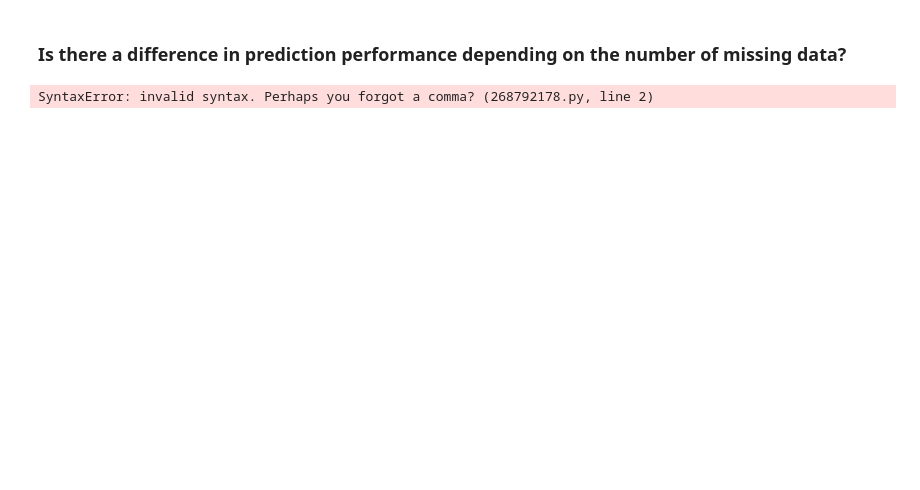
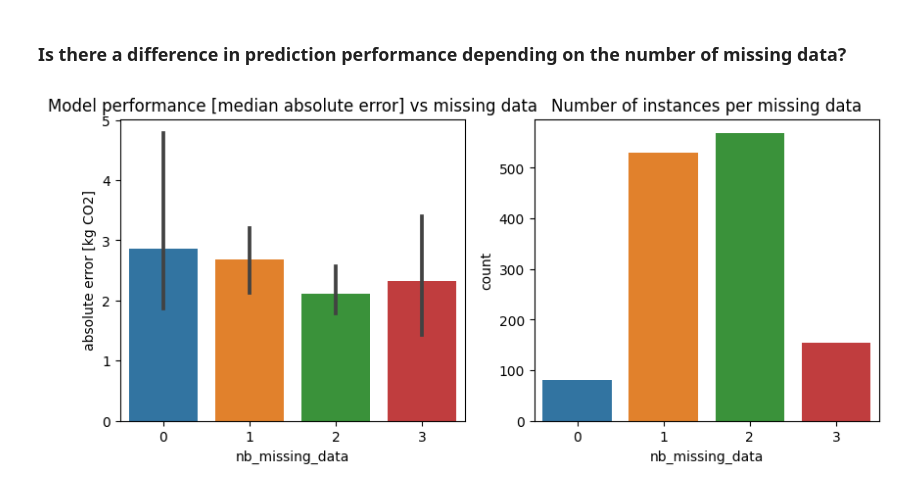
Before and after one commit to max-lutz/technical_case_fairly_made, a Jupyter notebook: notebooks/train_model_climate_change.ipynb, the cells around one changed output. Cells and saved outputs as stored; diff of their text form; code cells hidden in the pictures; blank space fills up the shorter version.

```diff
--- a/notebooks/train_model_climate_change.ipynb
+++ b/notebooks/train_model_climate_change.ipynb
@@ -281,7 +285,7 @@ plt.show()
 # %%
 X_val = val.drop(columns=drop_columns)
 predictions['product_type'] = X_val['product_type'].values
-predictions['percentage_error'] = np.abs(predictions['XGBRegressor'] - predictions['label'])/predictions['label']
+predictions['percentage_error'] = np.abs(predictions['DecisionTree Regressor'] - predictions['label'])/predictions['label']
 # %%
 df = predictions.copy()
 most_frequent_type = predictions['product_type'].value_counts()[0:10].index
@@ -305,16 +309,16 @@ plt.show()
 ### Is there a difference in prediction performance depending on the number of missing data?
 # %%
 X_val = val.drop(columns=drop_columns)
-predictions['nb_missing_data'predictions['percentage_error'] = np.abs(predictions['XGBRegressor'] - predictions['label'])/predictions['label']] = X_val.isnull().sum(axis=1).values
-predictions['MAE'] = np.abs(predictions['XGBRegressor'] - predictions['label'])
-predictions['percentage_error'] = 100*predictions['MAE']/predictions['label']
+predictions['nb_missing_data'] = X_val.isnull().sum(axis=1).values
+predictions['absolute error [kg CO2]'] = np.abs(predictions['DecisionTree Regressor'] - predictions['label'])
+predictions['percentage_error'] = 100*predictions['absolute error [kg CO2]']/predictions['label']
-# %% [output]
-SyntaxError: invalid syntax. Perhaps you forgot a comma? (268792178.py, line 2)
 # %%
 fig, ax = plt.subplots(1,2, figsize=(10,4))
-sns.barplot(data=predictions, x="nb_missing_data", y="MAE", estimator=np.median, errorbar='ci', ax=ax[0])
-ax[0].set_title('Model performance [median MAE] vs missing data');
+sns.barplot(data=predictions, x="nb_missing_data", y="absolute error [kg CO2]", estimator=np.median, errorbar='ci', ax=ax[0])
+ax[0].set_title('Model performance [median absolute error] vs missing data');
 
 sns.countplot(data=predictions, x="nb_missing_data", ax=ax[1])
 ax[1].set_title('Number of instances per missing data');
 plt.show()
+# %% [output]
+[figure, added]
```
Also changed, not shown: parts of 10 cells of this notebook.
